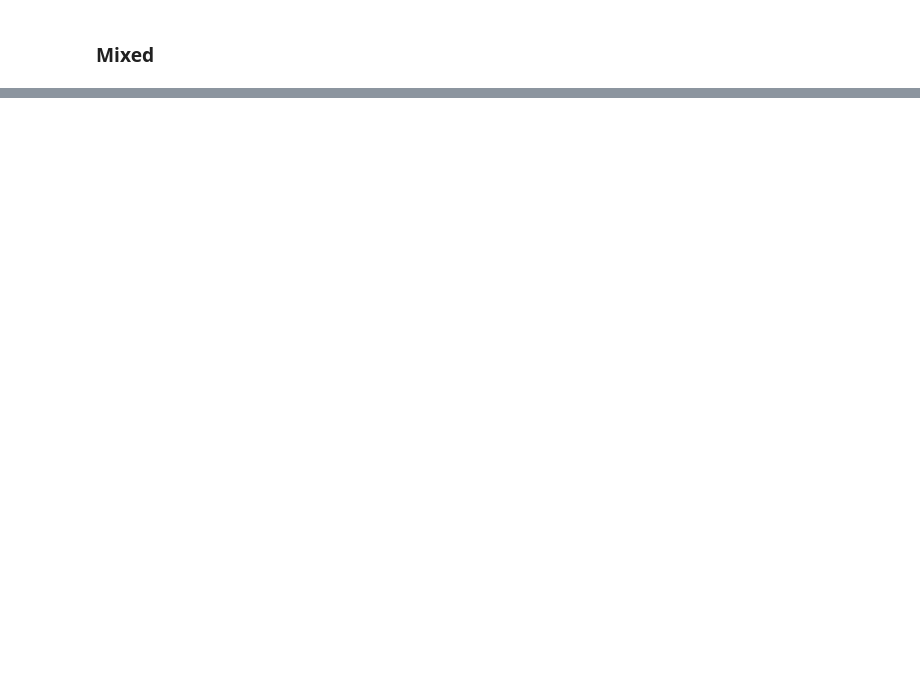
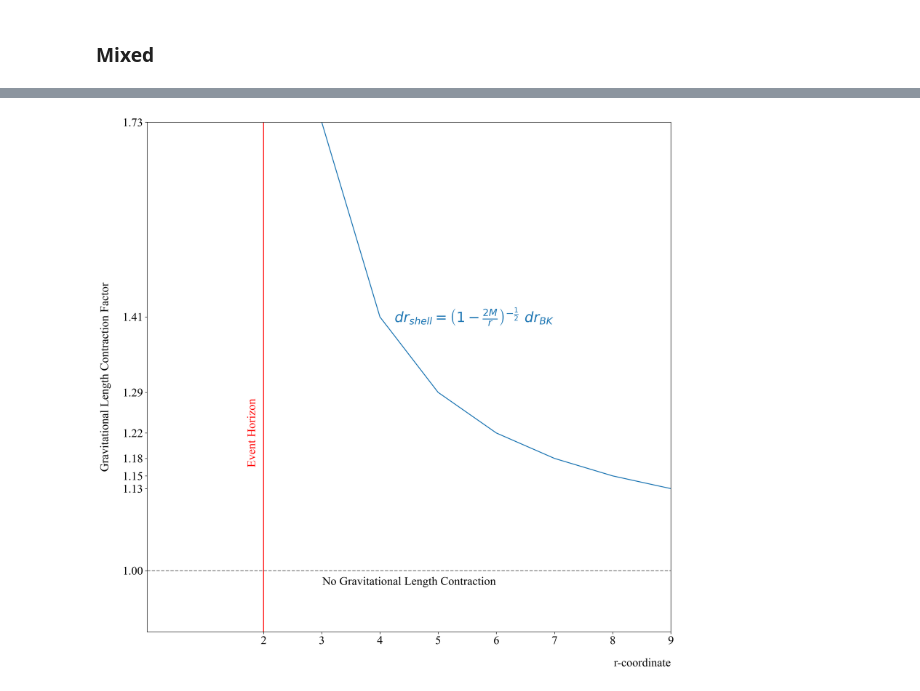
Before and after one commit to SimmeringRook/Cartographer, a Jupyter notebook: 36X/embedding.ipynb, the cells around one changed output, grey strips where cells are left out. Saved outputs shown, nothing was run; the diff lists cells and outputs as text; code cells hidden in the pictures; blank space fills up the shorter version.

```diff
--- a/36X/embedding.ipynb
+++ b/36X/embedding.ipynb
@@ -121,0 +160,16 @@ plt.show()
+# %%
+def create_curvature_figure(ax, BK_coordinate, shell_coordinates, plot_info, ):
+    ax.set_title(plot_info['title'], fontproperties=plot_info['font']['axes'],)
+
+    ax.set_xlabel(plot_info['x_axis']['label'], fontproperties=plot_info['font']['axes'], labelpad=20, loc='right')
+    ax.set_xlim(plot_info['x_axis']['lim'])
+    ax.set_xticks(plot_info['x_axis']['ticks'])
+    ax.set_xticklabels(plot_info['x_axis']['tick_labels'], fontproperties=plot_info['font']['axes'],)
+
+    ax.set_ylabel(plot_info['y_axis']['label'], fontproperties=plot_info['font']['axes'], labelpad=20)
+    ax.set_ylim(plot_info['y_axis']['lim'])
+    ax.set_yticks(plot_info['y_axis']['ticks'])
+    ax.set_yticklabels(plot_info['y_axis']['tick_labels'], fontproperties=plot_info['font']['axes'],)
+
+    ax.plot(BK_coordinate, shell_coordinates)
+    return ax
@@ -121,0 +178,80 @@ plt.show()
+# %%
+diagram = 'length'
+rcoord = np.arange(3,10)
+contracted_r_coordinates = dr_shell(r_coordinate=rcoord)
+
+fig = plt.figure(figsize=figure_size, dpi=300)
+ax_curvature = fig.add_subplot()
+
+plot_info = {
+    "title" : "",
+    "x_axis" : {
+        "label" : "r-coordinate",
+        "lim" : (0, rcoord[-1]),
+        "ticks" : np.arange(2,rcoord[-1]+1),
+        "tick_labels" : [f'{tick}' for tick in np.arange(2,rcoord[-1]+1)],
+    },
+    "y_axis" : {
+        "label" : "Gravitational Length Contraction Factor",
+        "lim" : (0.9, contracted_r_coordinates[0]),
+        "ticks" : np.insert(contracted_r_coordinates, 0, 1),
+        "tick_labels" : [f'{tick:1.2f}' for tick in np.insert(contracted_r_coordinates, 0, 1)],
+    },
+    "font" : {
+        "general" : general_plot_font,
+        "axes" : axes_plot_font,
+        "math" : math_plot_font,
+    },
+}
+
+ax_curvature = create_curvature_figure(ax_curvature, rcoord, contracted_r_coordinates, plot_info,)
+
+# Mark Event Horizon
+plt.axvline(
+    x=2,
+    color="red",
+    linestyle="solid"
+)
+ax_curvature.text(
+    1.9,
+    contracted_r_coordinates[int(np.shape(rcoord)[0]/2)],
+    "Event Horizon",
+    color="red",
+    fontproperties=plot_info['font']['axes'],
+    rotation='vertical',
+    horizontalalignment='right',
+    verticalalignment='center'
+)
+
+# Mark Bookkeeper
+plt.axhline(
+    y=1,
+    color="black",
+    linestyle="dashed",
+    alpha=0.5,
+)
+ax_curvature.text(
+    rcoord[-1]/2,
+    0.99,
+    "No Gravitational Length Contraction",
+    color="black",
+    fontproperties=plot_info['font']['axes'],
+    horizontalalignment='center',
+    verticalalignment='top'
+)
+
+# Annotate Equation
+eqn = (r"$dr_{shell}=\left(1-\frac{2M}{r}\right)^{-\frac{1}{2}}\ dr_{BK}$")
+ax_curvature.text(
+    4.25,
+    contracted_r_coordinates[1],
+    eqn,
+    color="C0",
+    fontproperties=plot_info['font']['math'],
+    horizontalalignment='left',
+    verticalalignment='center'
+)
+
+plt.savefig(f'curvature_diagram_{diagram}.jpg',bbox_inches='tight')
+# %% [output]
+[figure, added]
```
Also changed, not shown: parts of 19 cells of this notebook.
